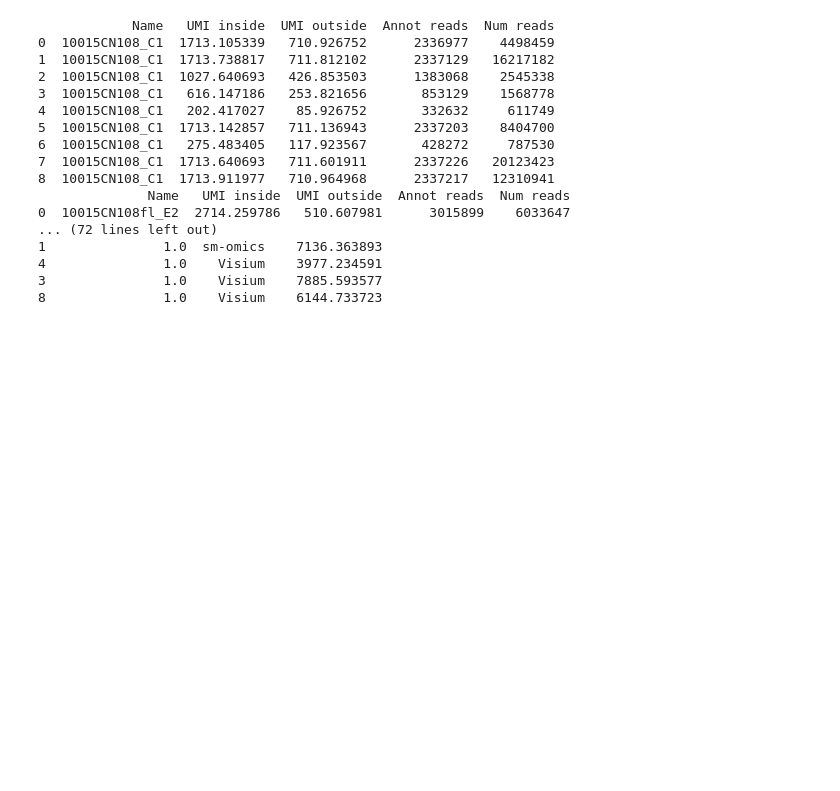
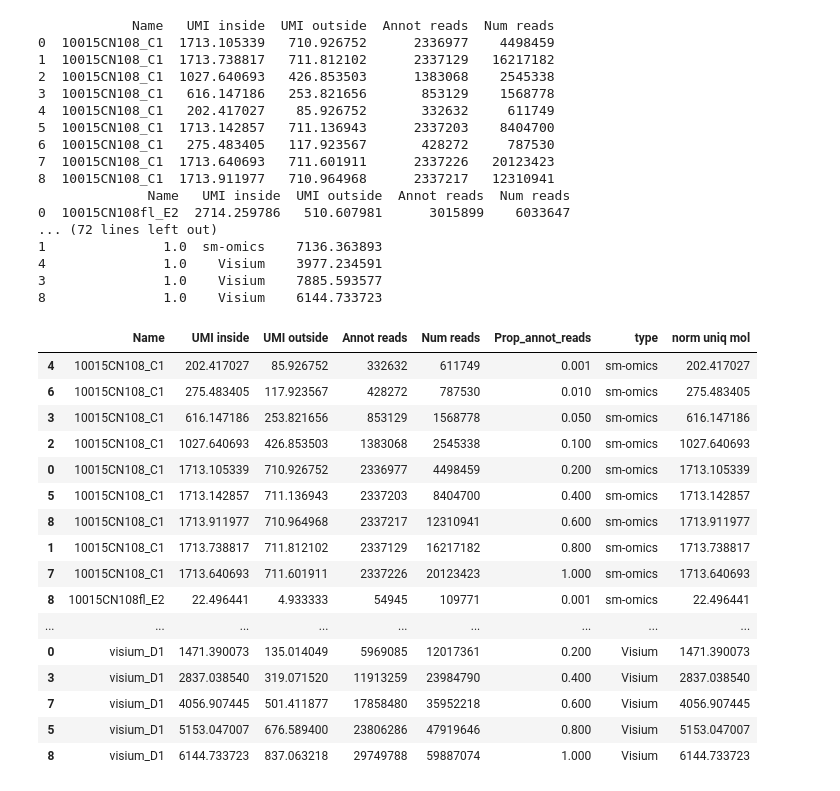
Before and after one commit to klarman-cell-observatory/sm-omics, a Jupyter notebook: smomics_performance/Saturation_curve_UMIs_Visium_vs_SM.ipynb, the cells around one changed output. Drawn from its saved outputs; the diff is of its cells as text; code cells hidden in the pictures; blank space fills up the shorter version.

```diff
--- a/smomics_performance/Saturation_curve_UMIs_Visium_vs_SM.ipynb
+++ b/smomics_performance/Saturation_curve_UMIs_Visium_vs_SM.ipynb
@@ -88,6 +81,26 @@ print(cond_merge[cond_merge['Prop_annot_reads'] == 1])
 4               1.0    Visium    3977.234591
 3               1.0    Visium    7885.593577
 8               1.0    Visium    6144.733723
+# %%
+cond_merge
+# %% [output]
+|  | Name | UMI inside | UMI outside | Annot reads | Num reads | Prop_annot_reads | type | norm uniq mol |
+| 4 | 10015CN108_C1 | 202.417027 | 85.926752 | 332632 | 611749 | 0.001 | sm-omics | 202.417027 |
+| 6 | 10015CN108_C1 | 275.483405 | 117.923567 | 428272 | 787530 | 0.010 | sm-omics | 275.483405 |
+| 3 | 10015CN108_C1 | 616.147186 | 253.821656 | 853129 | 1568778 | 0.050 | sm-omics | 616.147186 |
+| 2 | 10015CN108_C1 | 1027.640693 | 426.853503 | 1383068 | 2545338 | 0.100 | sm-omics | 1027.640693 |
+| 0 | 10015CN108_C1 | 1713.105339 | 710.926752 | 2336977 | 4498459 | 0.200 | sm-omics | 1713.105339 |
+| 5 | 10015CN108_C1 | 1713.142857 | 711.136943 | 2337203 | 8404700 | 0.400 | sm-omics | 1713.142857 |
+| 8 | 10015CN108_C1 | 1713.911977 | 710.964968 | 2337217 | 12310941 | 0.600 | sm-omics | 1713.911977 |
+| 1 | 10015CN108_C1 | 1713.738817 | 711.812102 | 2337129 | 16217182 | 0.800 | sm-omics | 1713.738817 |
+| 7 | 10015CN108_C1 | 1713.640693 | 711.601911 | 2337226 | 20123423 | 1.000 | sm-omics | 1713.640693 |
+| 8 | 10015CN108fl_E2 | 22.496441 | 4.933333 | 54945 | 109771 | 0.001 | sm-omics | 22.496441 |
+| ... | ... | ... | ... | ... | ... | ... | ... | ... |
+| 0 | visium_D1 | 1471.390073 | 135.014049 | 5969085 | 12017361 | 0.200 | Visium | 1471.390073 |
+| 3 | visium_D1 | 2837.038540 | 319.071520 | 11913259 | 23984790 | 0.400 | Visium | 2837.038540 |
+| 7 | visium_D1 | 4056.907445 | 501.411877 | 17858480 | 35952218 | 0.600 | Visium | 4056.907445 |
+| 5 | visium_D1 | 5153.047007 | 676.589400 | 23806286 | 47919646 | 0.800 | Visium | 5153.047007 |
+| 8 | visium_D1 | 6144.733723 | 837.063218 | 29749788 | 59887074 | 1.000 | Visium | 6144.733723 |
 # %%
 #Plot
 fig = plt.figure(figsize=(20, 10))
```
Also changed, not shown: parts of 3 cells of this notebook, 10 other files.
